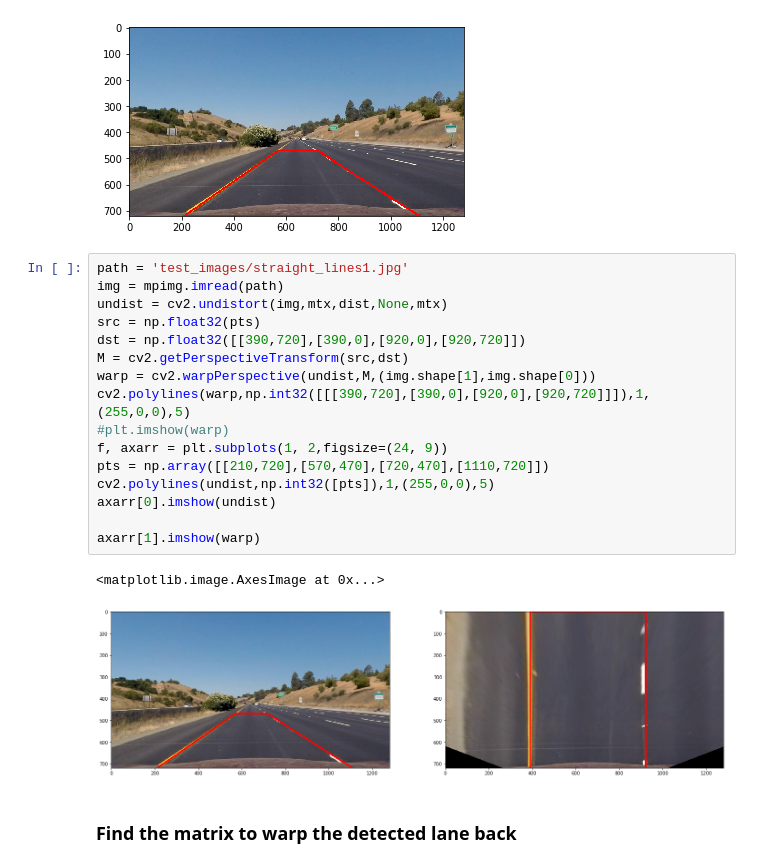
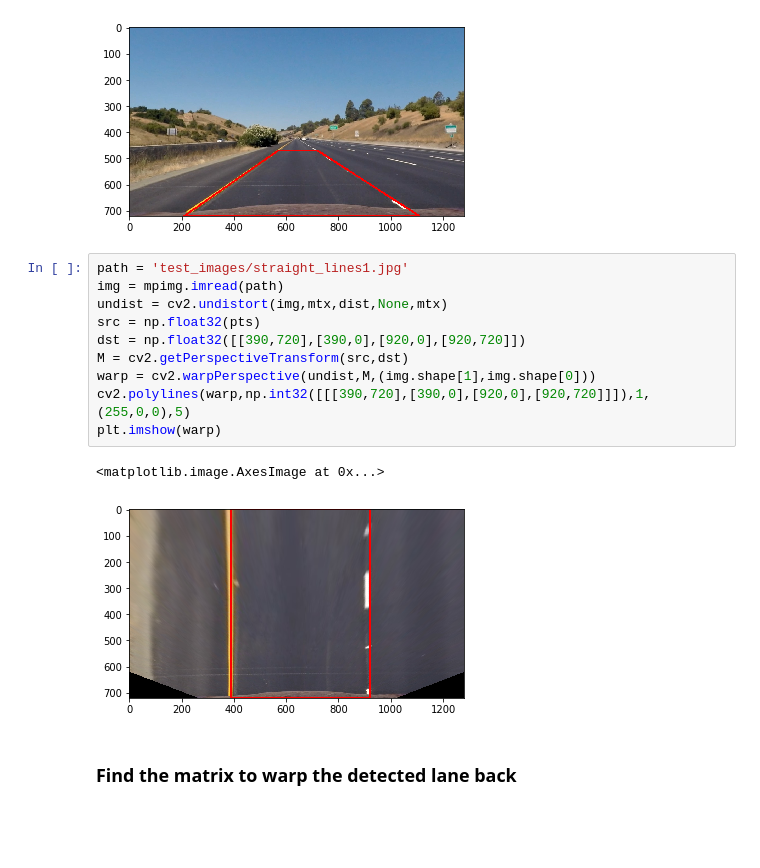
Before and after one commit to root221/CarND-Advanced-Lane-Lines, a Jupyter notebook: LaneFinding.ipynb, the cells around one changed output. Drawn from its saved outputs; the diff is of its cells as text; blank space fills up the shorter version.

```diff
--- a/LaneFinding.ipynb
+++ b/LaneFinding.ipynb
@@ -230,22 +238,16 @@ plt.imshow(undist)
 # %%
 path = 'test_images/straight_lines1.jpg'
 img = mpimg.imread(path)
 undist = cv2.undistort(img,mtx,dist,None,mtx)
 src = np.float32(pts)
 dst = np.float32([[390,720],[390,0],[920,0],[920,720]])
 M = cv2.getPerspectiveTransform(src,dst)
 warp = cv2.warpPerspective(undist,M,(img.shape[1],img.shape[0]))
 cv2.polylines(warp,np.int32([[[390,720],[390,0],[920,0],[920,720]]]),1,(255,0,0),5)
-#plt.imshow(warp)
-f, axarr = plt.subplots(1, 2,figsize=(24, 9))
-pts = np.array([[210,720],[570,470],[720,470],[1110,720]])
-cv2.polylines(undist,np.int32([pts]),1,(255,0,0),5)
-axarr[0].imshow(undist)
-
-axarr[1].imshow(warp)
+plt.imshow(warp)
 # %% [output]
 <matplotlib.image.AxesImage at 0x...>
-[figure, old version]
+[figure, new version]
 # %% [markdown]
 ### Find the matrix to warp the detected lane back
 # %%
```
Also changed, not shown: parts of 3 cells of this notebook.
